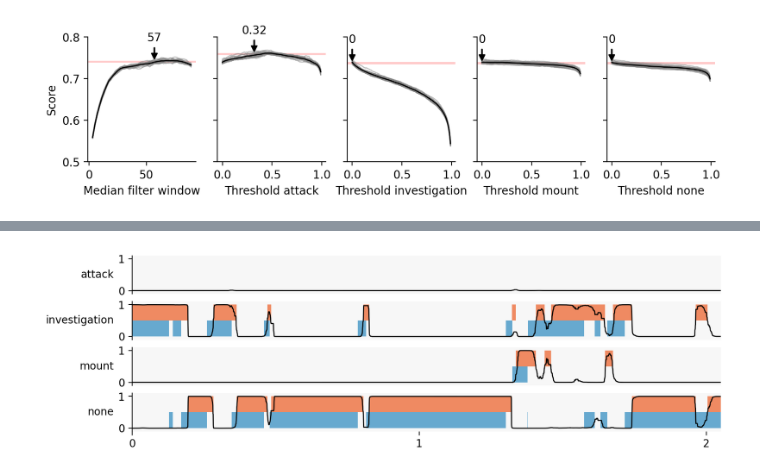
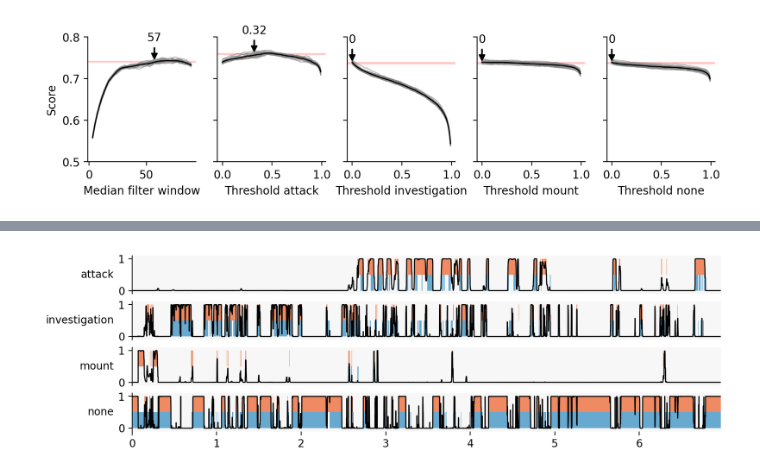
Before and after one commit to pnuehrenberg/vassi, a Jupyter notebook: examples/CALMS21/classification.ipynb, the cells around one changed output, grey strips where cells are left out. Cells and saved outputs as stored; diff of their text form; code cells hidden in the pictures.

```diff
--- a/examples/CALMS21/classification.ipynb
+++ b/examples/CALMS21/classification.ipynb
@@ -157,3 +171,5 @@ best_thresholds
+# %%
+best_thresholds = ({"threshold_attack": 0.32}, {"threshold_investigation": 0.0}, {"threshold_mount": 0.0}, {"threshold_none": 0.0})
 # %%
 # instead, load results from smoothing_experiment-mice.py and thresholding_experiment-mice.py cluster runs
 
@@ -191,5 +207,12 @@ for ax in axes[1:]:
 # %% [output]
 [figure]
 # %%
-def optimal_smooth(*, array):
-    return sliding_median(array, 57)
+def smooth(median_filter_window, *, array):
+    return sliding_median(array, int(median_filter_window))
+
+from functools import partial
+# %%
+smoothing_funcs = [partial(smooth, list(result.values())[0]) for result in best_smoothing_parameters]
+thresholds = [list(results.values())[0] for results in best_thresholds]
+
+smoothing_funcs, thresholds
@@ -202,5 +231,5 @@ k_fold_result = k_fold_predict(
     random_state=ensure_generator(1),
     sampling_func=subsample_train,
     log=set_logging_level("success"),
-).smooth([optimal_smooth], decision_thresholds=[0.4, 0, 0, 0])
+).smooth(smoothing_funcs, decision_thresholds=thresholds)
 # %% [output]
@@ -223,18 +252,18 @@ k_fold_result = k_fold_predict(
 # %%
-dyad_results = k_fold_result.classification_results[15].classification_results[
+dyad_results = k_fold_result.classification_results[69].classification_results[
     ("resident", "intruder")
 ]
 
 plot_classification_timeline(
     dyad_results.predictions,
     dyad_results.categories,
     annotations=dyad_results.annotations,
     timestamps=dyad_results.timestamps,
     interval=(-np.inf, np.inf),
     # y_proba=dyad_results.y_proba,
     y_proba_smoothed=dyad_results.y_proba_smoothed,
     x_tick_step=(60 * 30),
     x_tick_conversion=lambda ticks: [int(tick / (30 * 60)) for tick in ticks],
 )
 # %% [output]
-[figure, old version]
+[figure, new version]
```
Also changed, not shown: parts of 6 cells of this notebook, 1 other file.
